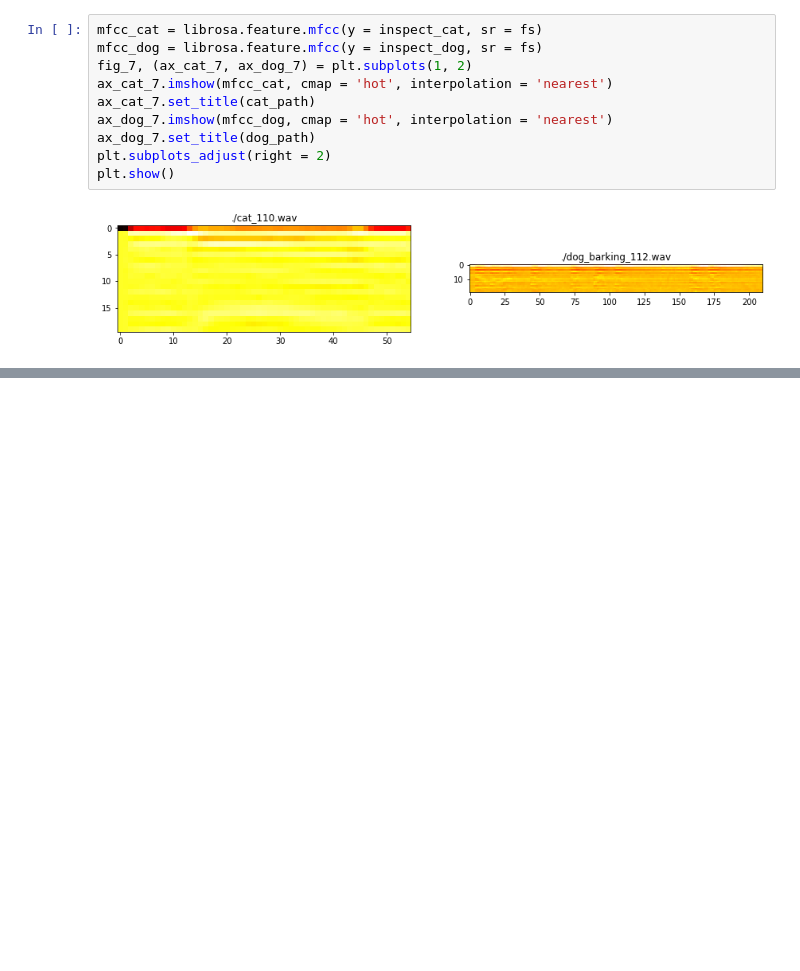
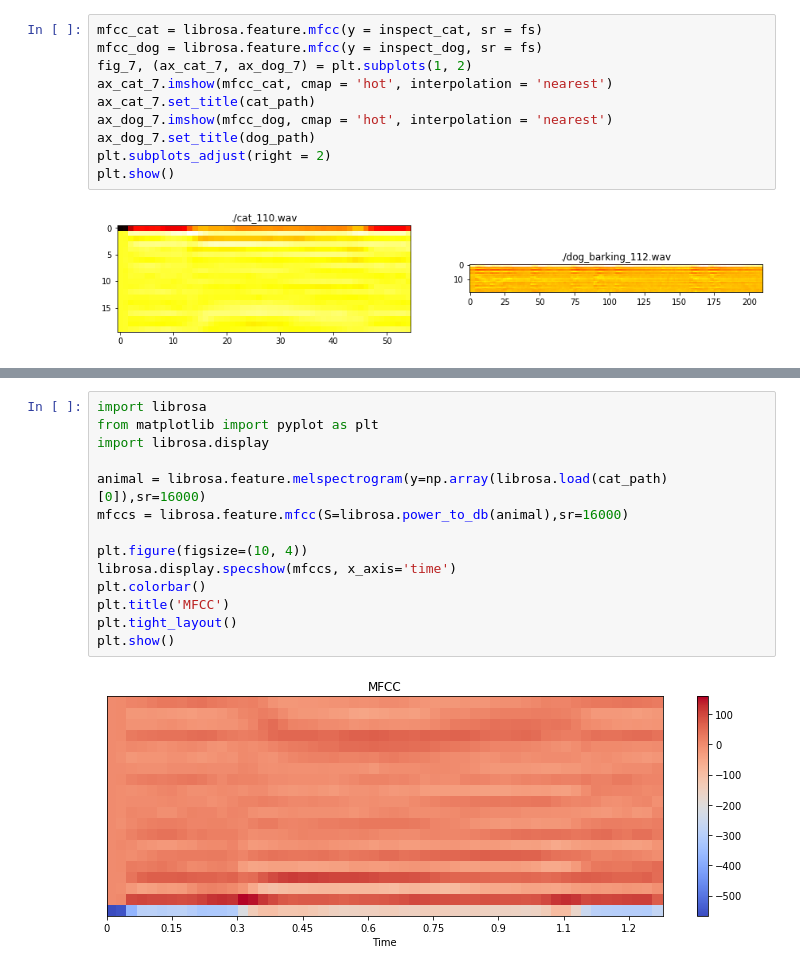
Before and after one commit to EduardoMoraesRitter/voice, a Jupyter notebook: cat_dog.ipynb, the cells around one changed output, grey strips where cells are left out. Saved outputs shown, nothing was run; the diff lists cells and outputs as text; blank space fills up the shorter version.

```diff
--- a/cat_dog.ipynb
+++ b/cat_dog.ipynb
@@ -102,0 +109,16 @@ plt.show()
+# %%
+import librosa
+from matplotlib import pyplot as plt
+import librosa.display
+
+animal = librosa.feature.melspectrogram(y=np.array(librosa.load(cat_path)[0]),sr=16000)
+mfccs = librosa.feature.mfcc(S=librosa.power_to_db(animal),sr=16000)
+
+plt.figure(figsize=(10, 4))
+librosa.display.specshow(mfccs, x_axis='time')
+plt.colorbar()
+plt.title('MFCC')
+plt.tight_layout()
+plt.show()
+# %% [output]
+[figure, added]
```
Also changed, not shown: parts of 6 cells of this notebook.
